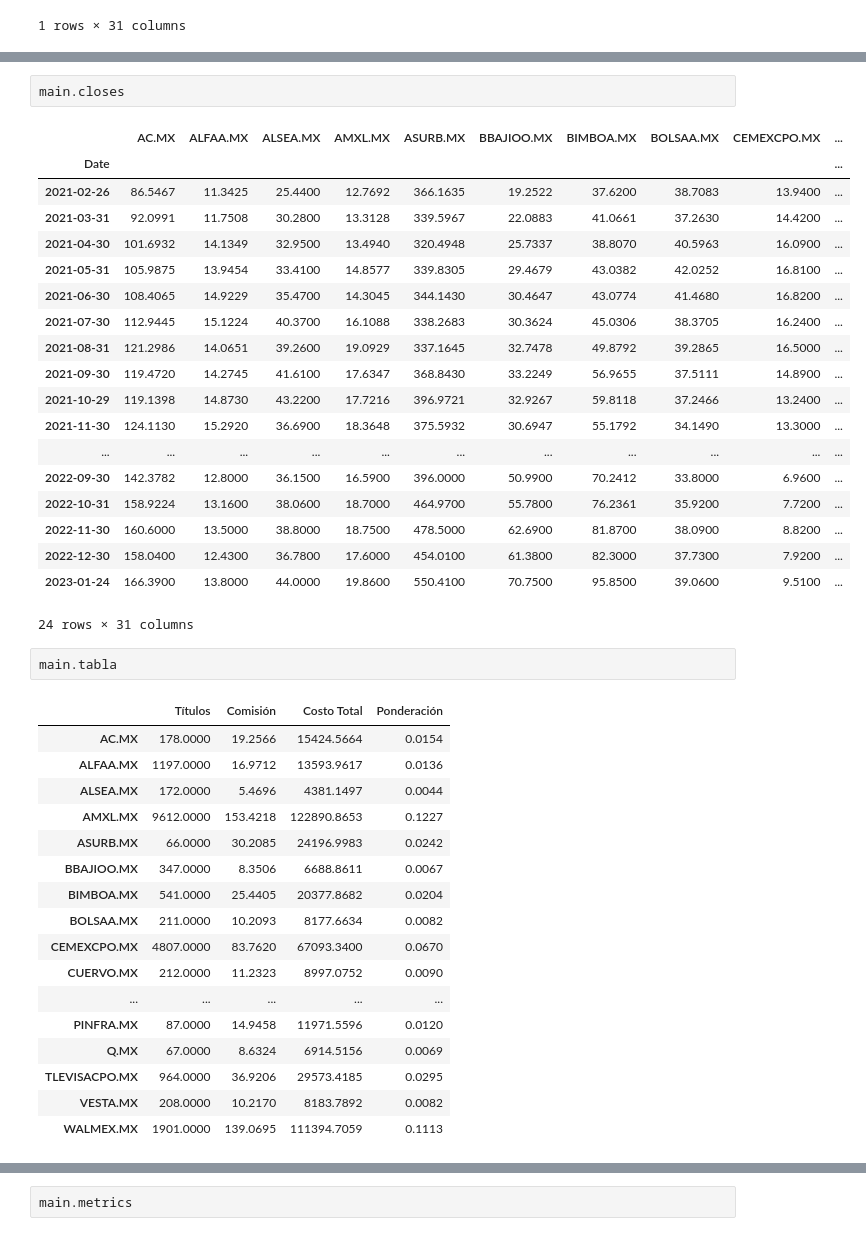
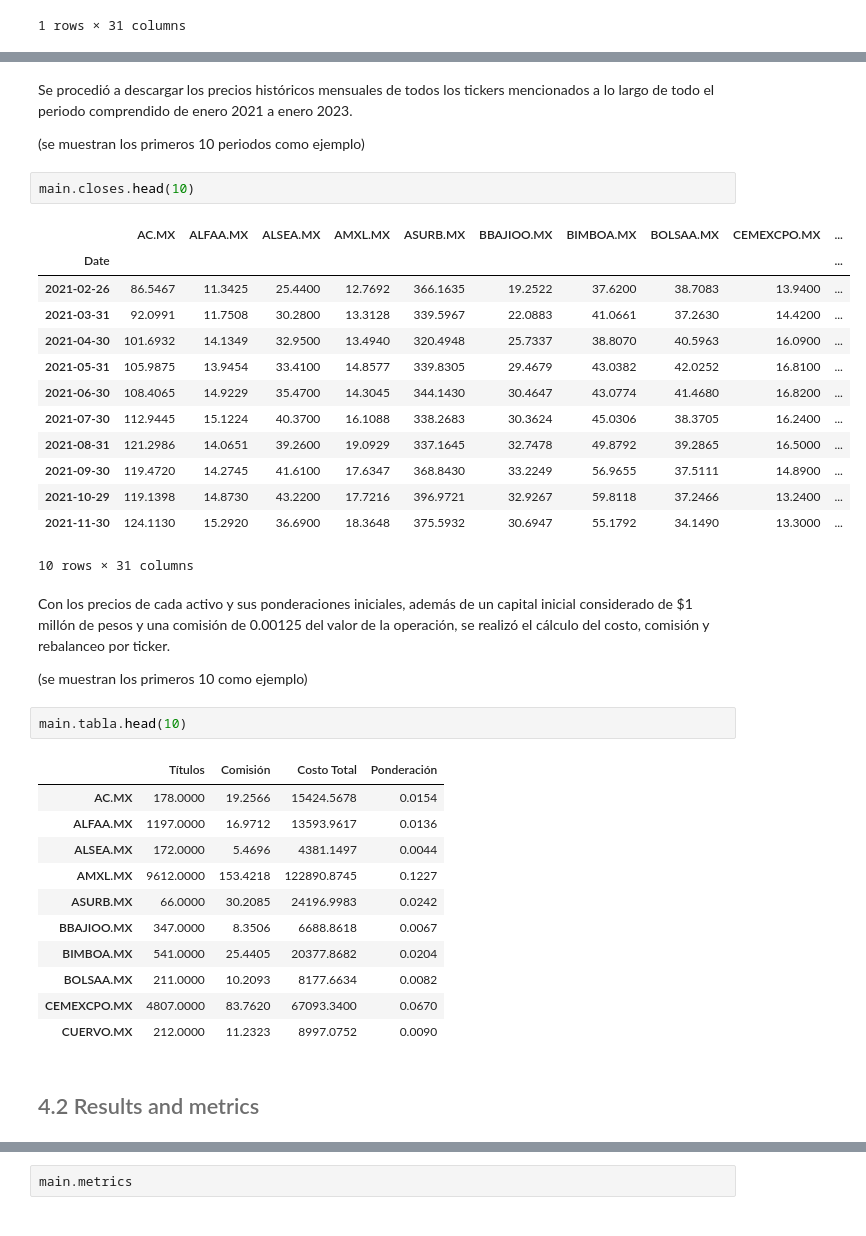
Before and after one commit to anamaria1404/Laboratorio-I, a Jupyter notebook: notebook.ipynb, the cells around one changed output, grey strips where cells are left out. Cells and saved outputs as stored; diff of their text form.

```diff
--- a/notebook.ipynb
+++ b/notebook.ipynb
@@ -166,42 +168,40 @@ main.t
+# %% [markdown]
+Se procedió a descargar los precios históricos mensuales de todos los tickers mencionados a lo largo de todo el periodo comprendido de enero 2021 a enero 2023.
+
+(se muestran los primeros 10 periodos como ejemplo)
 # %%
-main.closes
+main.closes.head(10)
 # %% [output]
 |  | AC.MX | ALFAA.MX | ALSEA.MX | AMXL.MX | ASURB.MX | BBAJIOO.MX | BIMBOA.MX | BOLSAA.MX | CEMEXCPO.MX | ... |
 | Date |  |  |  |  |  |  |  |  |  | ... |
 | 2021-02-26 | 86.5467 | 11.3425 | 25.4400 | 12.7692 | 366.1635 | 19.2522 | 37.6200 | 38.7083 | 13.9400 | ... |
 | 2021-03-31 | 92.0991 | 11.7508 | 30.2800 | 13.3128 | 339.5967 | 22.0883 | 41.0661 | 37.2630 | 14.4200 | ... |
 | 2021-04-30 | 101.6932 | 14.1349 | 32.9500 | 13.4940 | 320.4948 | 25.7337 | 38.8070 | 40.5963 | 16.0900 | ... |
 | 2021-05-31 | 105.9875 | 13.9454 | 33.4100 | 14.8577 | 339.8305 | 29.4679 | 43.0382 | 42.0252 | 16.8100 | ... |
 | 2021-06-30 | 108.4065 | 14.9229 | 35.4700 | 14.3045 | 344.1430 | 30.4647 | 43.0774 | 41.4680 | 16.8200 | ... |
 | 2021-07-30 | 112.9445 | 15.1224 | 40.3700 | 16.1088 | 338.2683 | 30.3624 | 45.0306 | 38.3705 | 16.2400 | ... |
 | 2021-08-31 | 121.2986 | 14.0651 | 39.2600 | 19.0929 | 337.1645 | 32.7478 | 49.8792 | 39.2865 | 16.5000 | ... |
 | 2021-09-30 | 119.4720 | 14.2745 | 41.6100 | 17.6347 | 368.8430 | 33.2249 | 56.9655 | 37.5111 | 14.8900 | ... |
 | 2021-10-29 | 119.1398 | 14.8730 | 43.2200 | 17.7216 | 396.9721 | 32.9267 | 59.8118 | 37.2466 | 13.2400 | ... |
 | 2021-11-30 | 124.1130 | 15.2920 | 36.6900 | 18.3648 | 375.5932 | 30.6947 | 55.1792 | 34.1490 | 13.3000 | ... |
-| ... | ... | ... | ... | ... | ... | ... | ... | ... | ... | ... |
-| 2022-09-30 | 142.3782 | 12.8000 | 36.1500 | 16.5900 | 396.0000 | 50.9900 | 70.2412 | 33.8000 | 6.9600 | ... |
-| 2022-10-31 | 158.9224 | 13.1600 | 38.0600 | 18.7000 | 464.9700 | 55.7800 | 76.2361 | 35.9200 | 7.7200 | ... |
-| 2022-11-30 | 160.6000 | 13.5000 | 38.8000 | 18.7500 | 478.5000 | 62.6900 | 81.8700 | 38.0900 | 8.8200 | ... |
-| 2022-12-30 | 158.0400 | 12.4300 | 36.7800 | 17.6000 | 454.0100 | 61.3800 | 82.3000 | 37.7300 | 7.9200 | ... |
-| 2023-01-24 | 166.3900 | 13.8000 | 44.0000 | 19.8600 | 550.4100 | 70.7500 | 95.8500 | 39.0600 | 9.5100 | ... |
-24 rows × 31 columns
+10 rows × 31 columns
+# %% [markdown]
+Con los precios de cada activo y sus ponderaciones iniciales, además de un capital inicial considerado de $1 millón de pesos y una comisión de 0.00125 del valor de la operación, se realizó el cálculo del costo, comisión y rebalanceo por ticker.
+
+(se muestran los primeros 10 como ejemplo)
 # %%
-main.tabla
+main.tabla.head(10)
 # %% [output]
 |  | Títulos | Comisión | Costo Total | Ponderación |
-| AC.MX | 178.0000 | 19.2566 | 15424.5664 | 0.0154 |
+| AC.MX | 178.0000 | 19.2566 | 15424.5678 | 0.0154 |
 | ALFAA.MX | 1197.0000 | 16.9712 | 13593.9617 | 0.0136 |
 | ALSEA.MX | 172.0000 | 5.4696 | 4381.1497 | 0.0044 |
-| AMXL.MX | 9612.0000 | 153.4218 | 122890.8653 | 0.1227 |
+| AMXL.MX | 9612.0000 | 153.4218 | 122890.8745 | 0.1227 |
 | ASURB.MX | 66.0000 | 30.2085 | 24196.9983 | 0.0242 |
-| BBAJIOO.MX | 347.0000 | 8.3506 | 6688.8611 | 0.0067 |
+| BBAJIOO.MX | 347.0000 | 8.3506 | 6688.8618 | 0.0067 |
 | BIMBOA.MX | 541.0000 | 25.4405 | 20377.8682 | 0.0204 |
 | BOLSAA.MX | 211.0000 | 10.2093 | 8177.6634 | 0.0082 |
 | CEMEXCPO.MX | 4807.0000 | 83.7620 | 67093.3400 | 0.0670 |
 | CUERVO.MX | 212.0000 | 11.2323 | 8997.0752 | 0.0090 |
-| ... | ... | ... | ... | ... |
-| PINFRA.MX | 87.0000 | 14.9458 | 11971.5596 | 0.0120 |
-| Q.MX | 67.0000 | 8.6324 | 6914.5156 | 0.0069 |
-| TLEVISACPO.MX | 964.0000 | 36.9206 | 29573.4185 | 0.0295 |
-| VESTA.MX | 208.0000 | 10.2170 | 8183.7892 | 0.0082 |
-| WALMEX.MX | 1901.0000 | 139.0695 | 111394.7059 | 0.1113 |
+# %% [markdown]
+## <font color= #6E6E6E> 4.2 Results and metrics</font>
```
Also changed, not shown: parts of 15 cells of this notebook, 1 other file.
